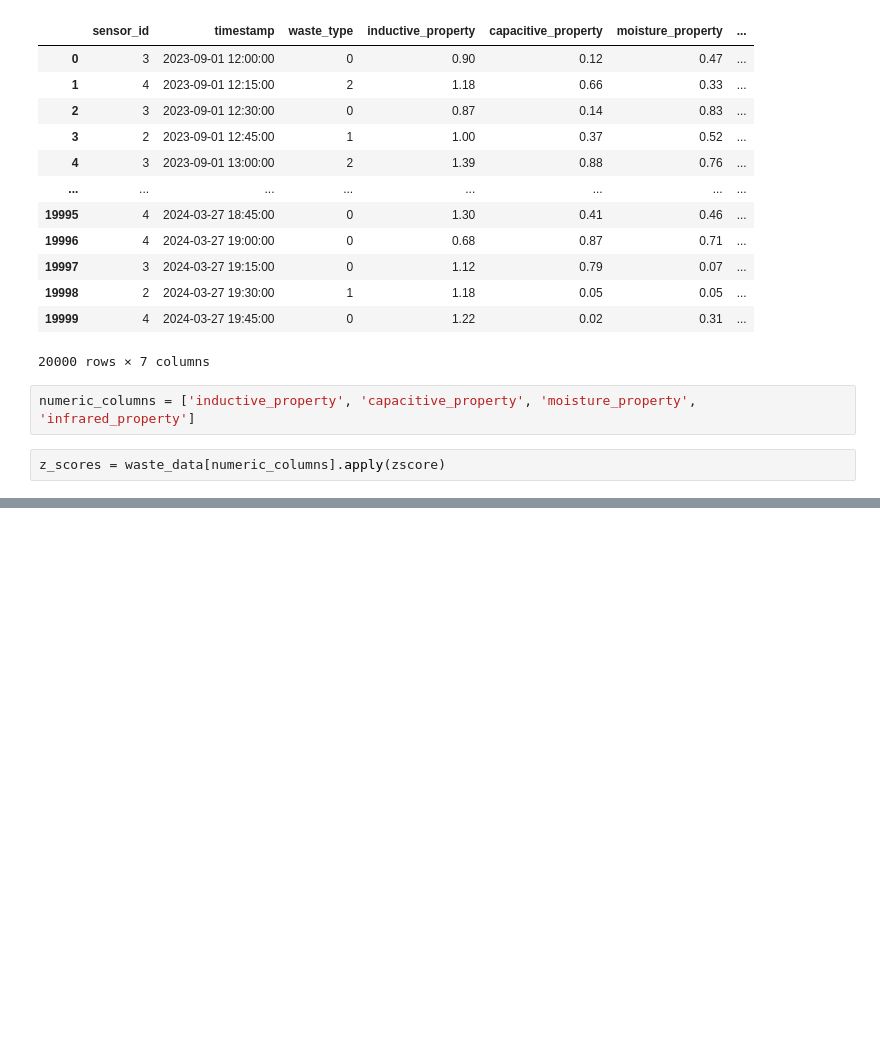
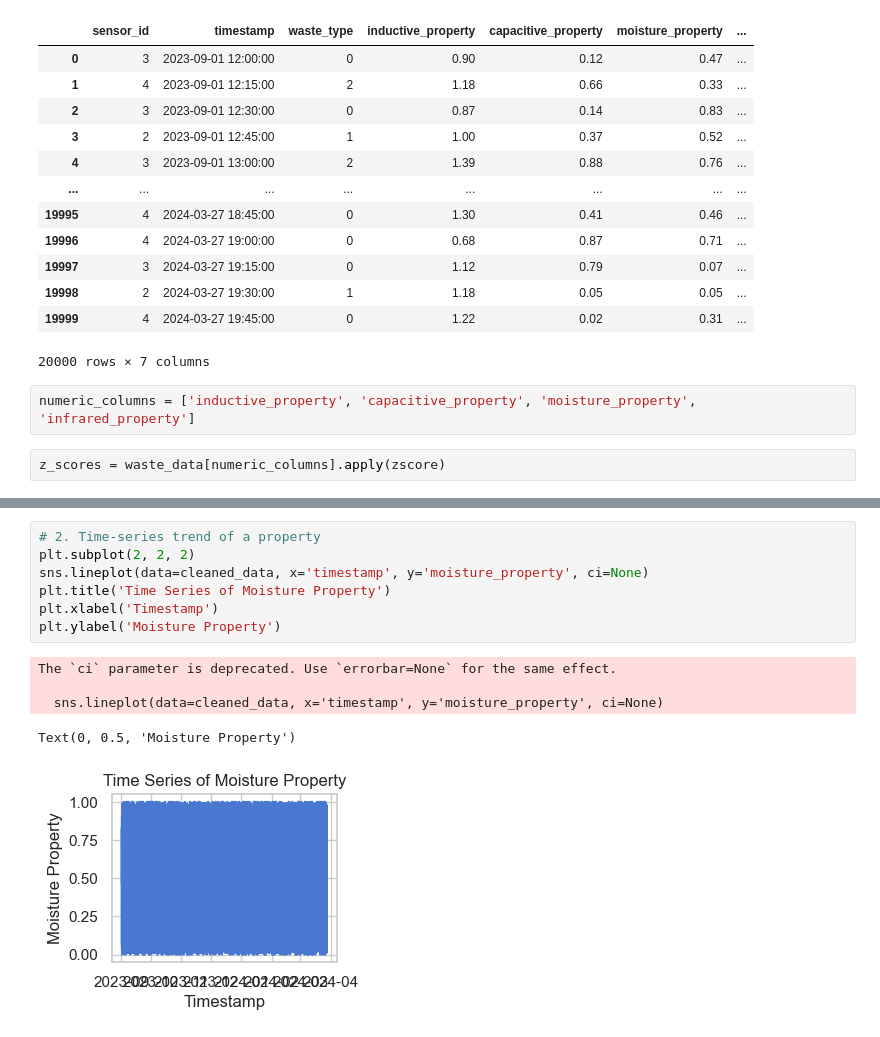
Before and after one commit to AtharvaDomale/Waste_Management_Project, a Jupyter notebook: main.ipynb, the cells around one changed output, grey strips where cells are left out. Drawn from its saved outputs; the diff is of its cells as text; blank space fills up the shorter version.

```diff
--- a/main.ipynb
+++ b/main.ipynb
@@ -86,0 +125,13 @@ z_scores = waste_data[numeric_columns].apply(zscore)
+# %%
+# 2. Time-series trend of a property
+plt.subplot(2, 2, 2)
+sns.lineplot(data=cleaned_data, x='timestamp', y='moisture_property', ci=None)
+plt.title('Time Series of Moisture Property')
+plt.xlabel('Timestamp')
+plt.ylabel('Moisture Property')
+# %% [output]
+The `ci` parameter is deprecated. Use `errorbar=None` for the same effect.
+
+  sns.lineplot(data=cleaned_data, x='timestamp', y='moisture_property', ci=None)
+Text(0, 0.5, 'Moisture Property')
+[figure, added]
```
Also changed, not shown: parts of 11 cells of this notebook, 1 other file.
